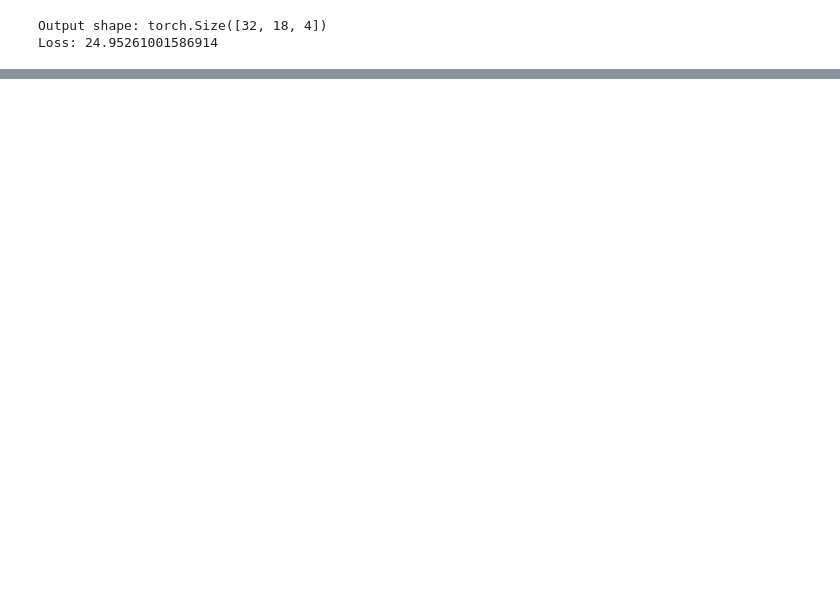
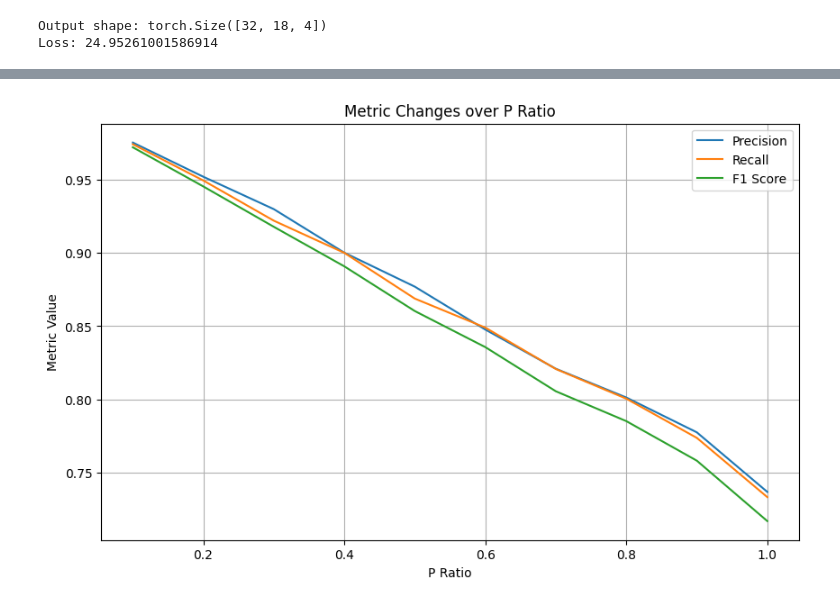
Before and after one commit to langjihao/XrayTAG, a Jupyter notebook: test.ipynb, the cells around one changed output, grey strips where cells are left out. Drawn from its saved outputs; the diff is of its cells as text; code cells hidden in the pictures; blank space fills up the shorter version.

```diff
--- a/test.ipynb
+++ b/test.ipynb
@@ -62,0 +236,79 @@ Loss: 24.95261001586914
+# %%
+import numpy as np
+from sklearn.metrics import precision_score, recall_score, f1_score
+import matplotlib.pyplot as plt
+
+def generate_data(num_samples, num_classes):
+    # 生成目标数据和初始预测数据
+    target = np.random.randint(0, 2, size=(num_samples, num_classes))
+    preds = np.random.random(size=(num_samples, num_classes))
+    return target, preds
+
+def evaluate_round(target, preds, p_ratio):
+    num_samples, num_classes = target.shape
+    p = np.arange(num_samples) / num_samples * p_ratio
+
+    final_preds = np.zeros_like(target)
+
+    for i in range(num_samples):
+        for j in range(num_classes):
+            if np.random.random() < 1 - p[i]:
+                final_preds[i, j] = target[i, j]
+            else:
+                final_preds[i, j] = int(preds[i, j] > 0.5)
+
+    precision = precision_score(target, final_preds, average='samples')
+    recall = recall_score(target, final_preds, average='samples')
+    f1 = f1_score(target, final_preds, average='samples')
+
+    return precision, recall, f1
+
+def run_evaluation(num_samples, num_classes, num_rounds, p_ratio_start, p_ratio_end):
+    target, preds = generate_data(num_samples, num_classes)
+
+    p_ratios = np.linspace(p_ratio_start, p_ratio_end, num_rounds)
+    precisions, recalls, f1_scores = [], [], []
+
+    for p_ratio in p_ratios:
+        precision, recall, f1 = evaluate_round(target, preds, p_ratio)
+        precisions.append(precision)
+        recalls.append(recall)
+        f1_scores.append(f1)
+
+    return p_ratios, precisions, recalls, f1_scores
+
+def plot_metrics(p_ratios, precisions, recalls, f1_scores):
+    plt.figure(figsize=(10, 6))
+    plt.plot(p_ratios, precisions, label='Precision')
+    plt.plot(p_ratios, recalls, label='Recall')
+    plt.plot(p_ratios, f1_scores, label='F1 Score')
+    plt.xlabel('P Ratio')
+    plt.ylabel('Metric Value')
+    plt.title('Metric Changes over P Ratio')
+    plt.legend()
+    plt.grid(True)
+    plt.show()
+
+# 设置参数
+num_samples = 1000
+num_classes = 10
+num_rounds = 10
+p_ratio_start = 0.1
+p_ratio_end = 1.0
+
+# 运行评估
+p_ratios, precisions, recalls, f1_scores = run_evaluation(
+    num_samples, num_classes, num_rounds, p_ratio_start, p_ratio_end
+)
+
+# 打印结果
+for i, p_ratio in enumerate(p_ratios):
+    print(f"Round {i+1}, P Ratio: {p_ratio:.2f}")
+    print(f"  Precision: {precisions[i]:.4f}")
+    print(f"  Recall: {recalls[i]:.4f}")
+    print(f"  F1 Score: {f1_scores[i]:.4f}")
+    print()
+
+# 绘制指标变化曲线
+plot_metrics(p_ratios, precisions, recalls, f1_scores)
+# %% [output]
@@ -62,0 +332 @@ Loss: 24.95261001586914
+[figure, added]
```
Also changed, not shown: parts of 8 cells of this notebook, 8 other files.
